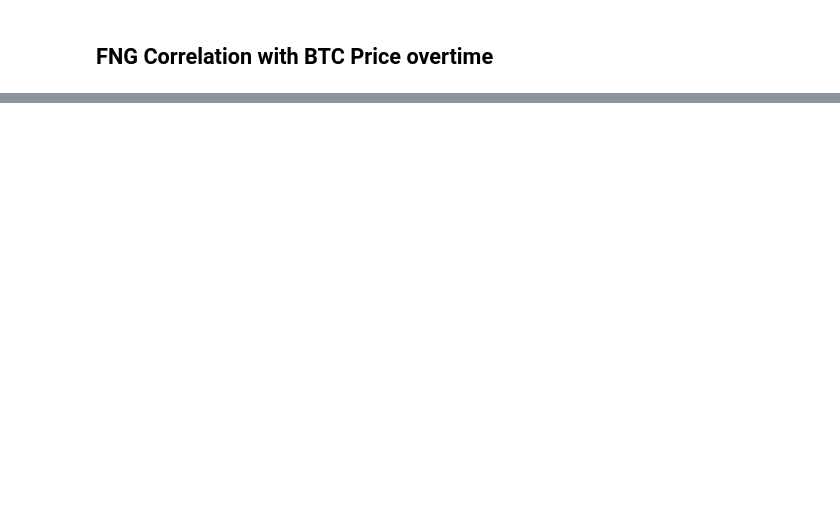
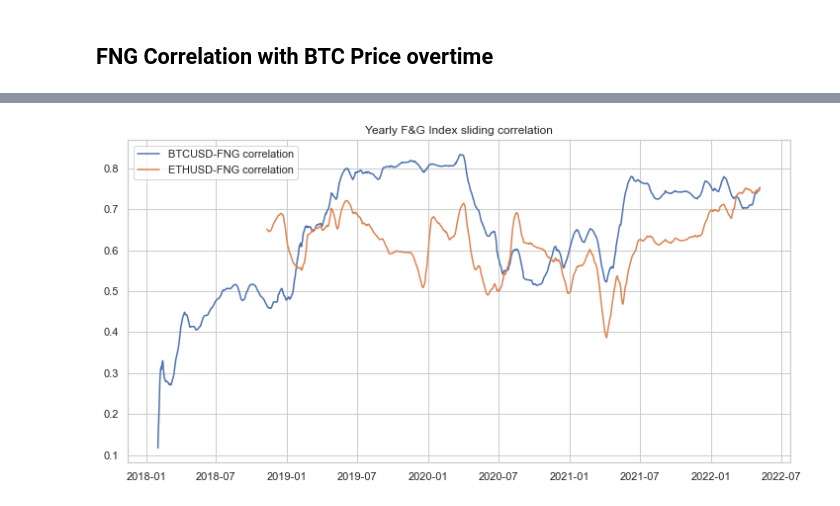
Before and after one commit to denisbrogg/dca-ideas, a Jupyter notebook: notebooks/fng-btc-correlation.ipynb, the cells around one changed output, grey strips where cells are left out. Cells and saved outputs as stored; diff of their text form; code cells hidden in the pictures; blank space fills up the shorter version.

```diff
--- a/notebooks/fng-btc-correlation.ipynb
+++ b/notebooks/fng-btc-correlation.ipynb
@@ -94,0 +173,34 @@ ax.legend()
+# %%
+df_btc = WeeklyFNGDCA(WEEKLY_INVESTMENT, "Tuesday").preprocess(get_asset_price_history("BTC", START, END))
+df_eth = WeeklyFNGDCA(WEEKLY_INVESTMENT, "Tuesday").preprocess(get_asset_price_history("ETH", START, END))
+
+
+fig, ax = plt.subplots(figsize=(12, 6))
+
+def plot_corr(df, ax, asset):
+    df = df.assign(relative_price_change=(df.Close - df.Close.rolling(window=30).mean())/df.Close.rolling(window=30).mean())
+    df = df.assign(relative_fng=(df.FNG - 50) / 50)
+
+    all_dates = pd.date_range(df.index.min(), df.index.max())
+    WINDOW_LENGTH = 365
+
+    dates = []
+    fng_correlation = []
+
+    for i in tqdm(range(len(all_dates) - WINDOW_LENGTH - 1)):
+        start = all_dates[i]
+        end = all_dates[i + WINDOW_LENGTH]
+        df_window = df[start:end]
+        dates.append(end)
+        fng_correlation.append(df_window.corr()["relative_fng"]["relative_price_change"])
+
+    ax.plot(dates, fng_correlation, label=f"{asset}USD-FNG correlation")
+    ax.legend()
+
+
+ax.set_title("Yearly F&G Index sliding correlation")
+
+plot_corr(df_btc, ax, "BTC")
+plot_corr(df_eth, ax, "ETH")
+# %% [output]
+[figure, added]
```
Also changed, not shown: parts of 6 cells of this notebook, 27 other files.
